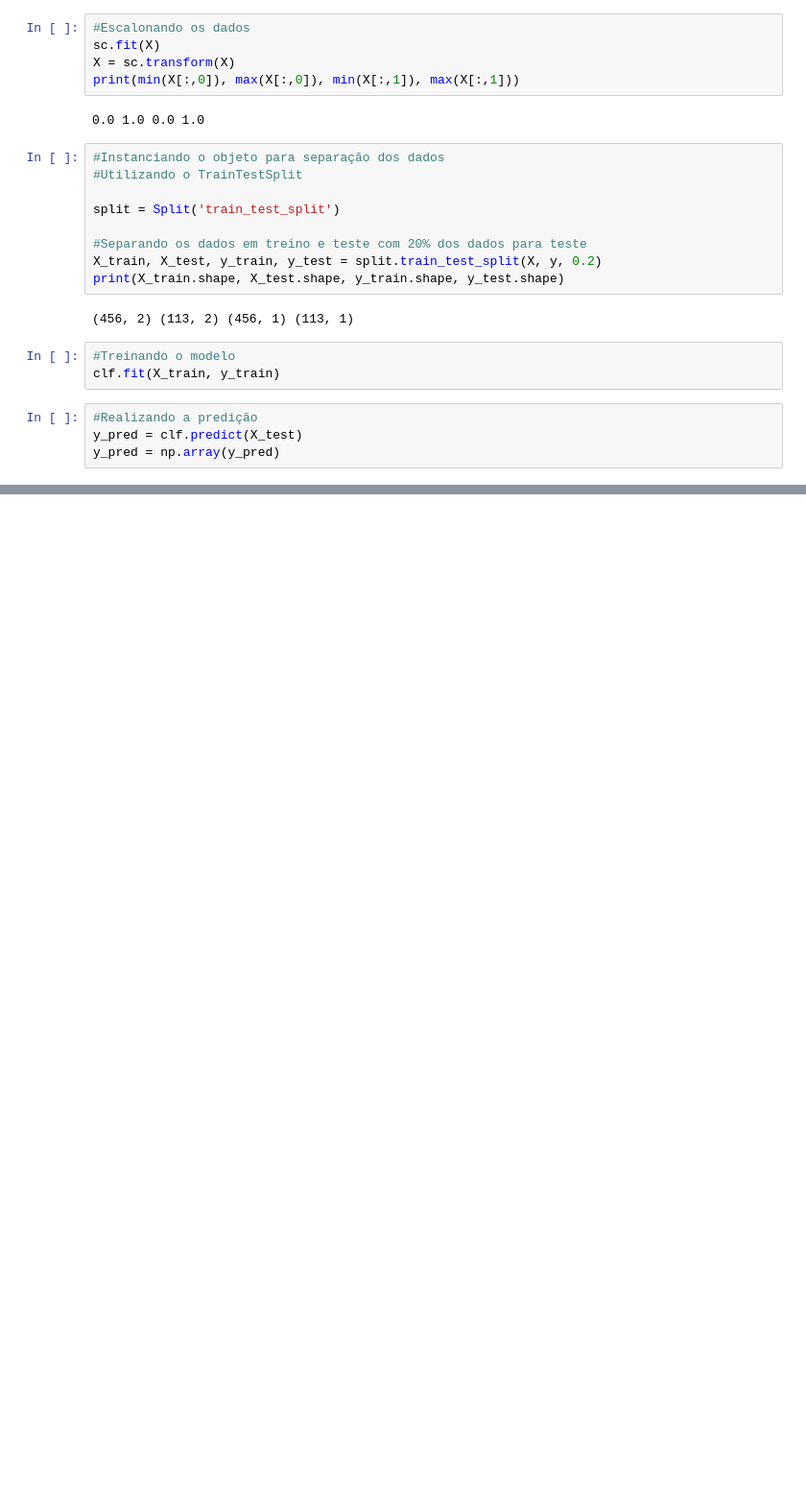
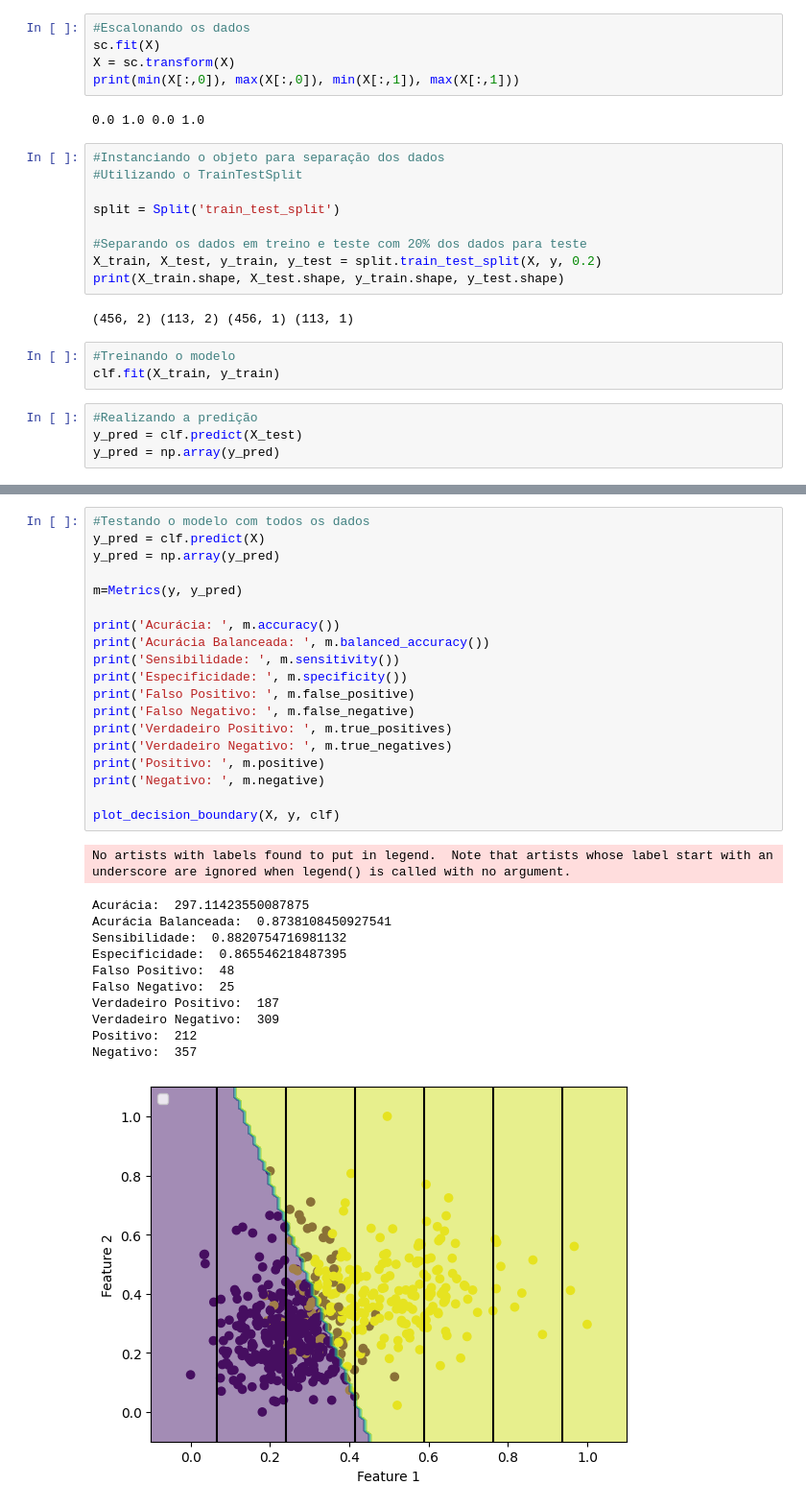
Before and after one commit to mdrapha/logistic-regression, a Jupyter notebook: breast_cancer_classifier.ipynb, the cells around one changed output, grey strips where cells are left out. Shown at 96% size. Drawn from its saved outputs; the diff is of its cells as text; blank space fills up the shorter version.

Commit message:
Atualizando o classificador da função de predição de modo a melhorar a acurácia balanceada para 87.3% no conjunto total

```diff
--- a/breast_cancer_classifier.ipynb
+++ b/breast_cancer_classifier.ipynb
@@ -360,0 +361,32 @@ No artists with labels found to put in legend.  Note that artists whose label st
+# %%
+#Testando o modelo com todos os dados
+y_pred = clf.predict(X)
+y_pred = np.array(y_pred)
+
+m=Metrics(y, y_pred)
+
+print('Acurácia: ', m.accuracy())
+print('Acurácia Balanceada: ', m.balanced_accuracy())
+print('Sensibilidade: ', m.sensitivity())
+print('Especificidade: ', m.specificity())
+print('Falso Positivo: ', m.false_positive)
+print('Falso Negativo: ', m.false_negative)
+print('Verdadeiro Positivo: ', m.true_positives)
+print('Verdadeiro Negativo: ', m.true_negatives)
+print('Positivo: ', m.positive)
+print('Negativo: ', m.negative)
+
+plot_decision_boundary(X, y, clf)
+# %% [output]
+No artists with labels found to put in legend.  Note that artists whose label start with an underscore are ignored when legend() is called with no argument.
+Acurácia:  297.11423550087875
+Acurácia Balanceada:  0.8738108450927541
+Sensibilidade:  0.8820754716981132
+Especificidade:  0.865546218487395
+Falso Positivo:  48
+Falso Negativo:  25
+Verdadeiro Positivo:  187
+Verdadeiro Negativo:  309
+Positivo:  212
+Negativo:  357
+[figure, added]
```
Also changed, not shown: parts of 3 cells of this notebook.
